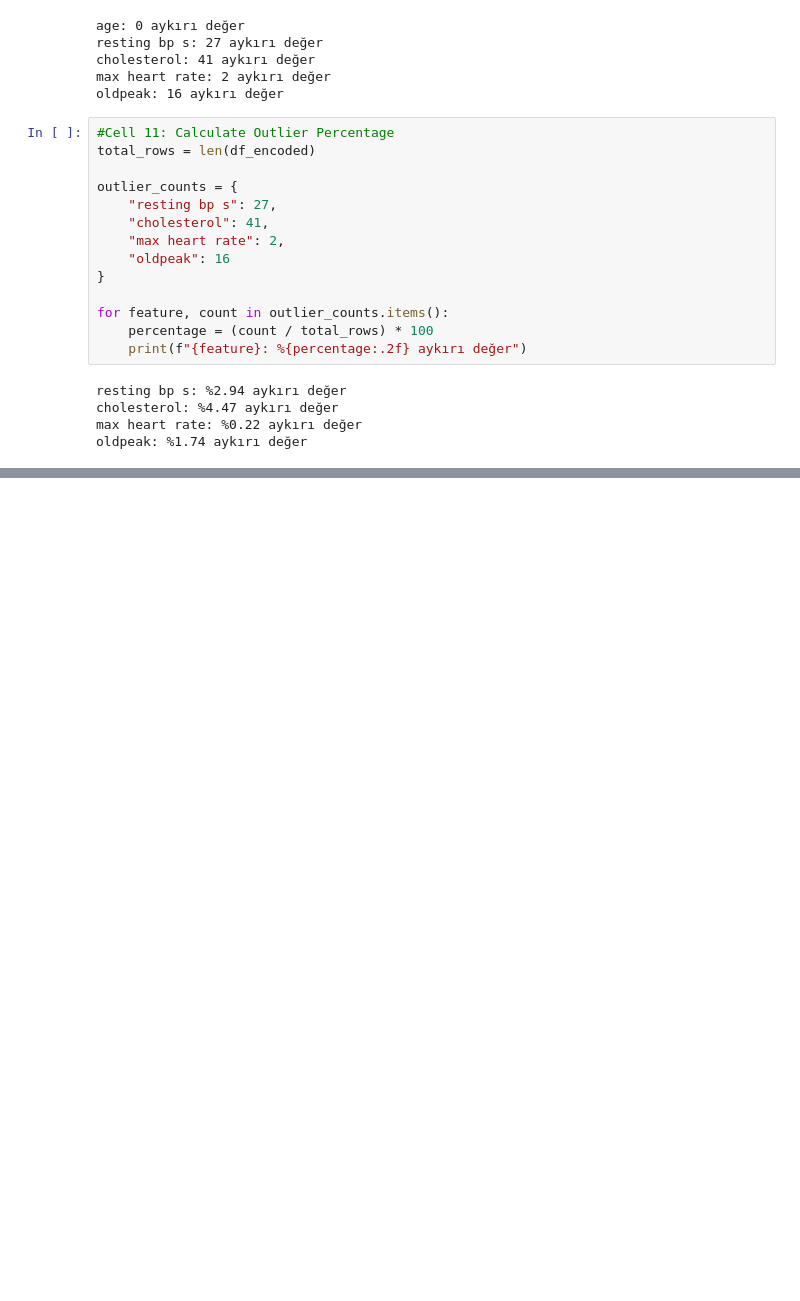
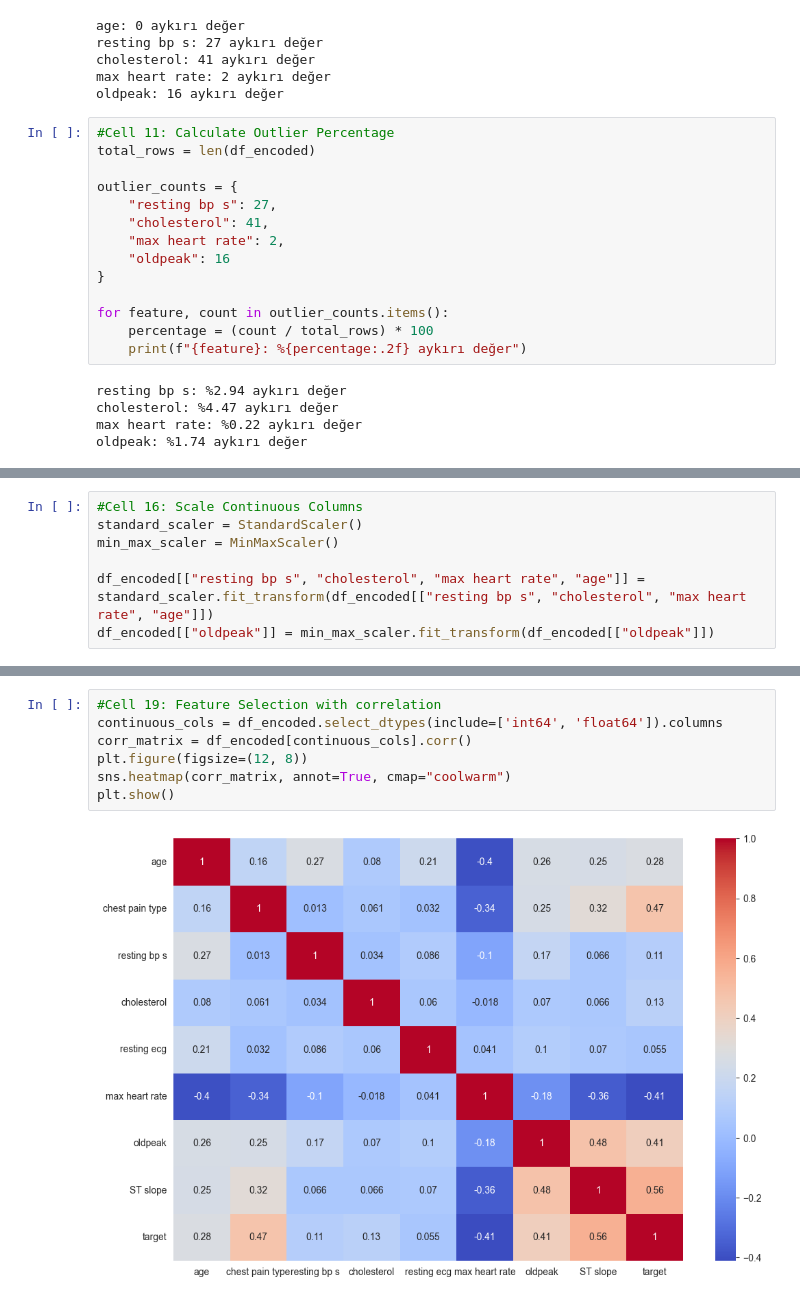
Before and after one commit to kardelenyurtkuran/heart-disease-prediction, a Jupyter notebook: notebooks/feature-engineering.ipynb, the cells around one changed output, grey strips where cells are left out. Saved outputs shown, nothing was run; the diff lists cells and outputs as text; blank space fills up the shorter version.

```diff
--- a/notebooks/feature-engineering.ipynb
+++ b/notebooks/feature-engineering.ipynb
@@ -147,0 +196,7 @@ df_encoded = df_encoded[~df_encoded["resting bp s", "max heart rate", "oldpeak"]
+# %%
+#Cell 16: Scale Continuous Columns
+standard_scaler = StandardScaler()
+min_max_scaler = MinMaxScaler()
+
+df_encoded[["resting bp s", "cholesterol", "max heart rate", "age"]] = standard_scaler.fit_transform(df_encoded[["resting bp s", "cholesterol", "max heart rate", "age"]])
+df_encoded[["oldpeak"]] = min_max_scaler.fit_transform(df_encoded[["oldpeak"]])
@@ -147,0 +234,9 @@ df_encoded = df_encoded[~df_encoded["resting bp s", "max heart rate", "oldpeak"]
+# %%
+#Cell 19: Feature Selection with correlation
+continuous_cols = df_encoded.select_dtypes(include=['int64', 'float64']).columns
+corr_matrix = df_encoded[continuous_cols].corr()
+plt.figure(figsize=(12, 8))
+sns.heatmap(corr_matrix, annot=True, cmap="coolwarm")
+plt.show()
+# %% [output]
+[figure, added]
```
Also changed, not shown: parts of 9 cells of this notebook, 1 other file.
